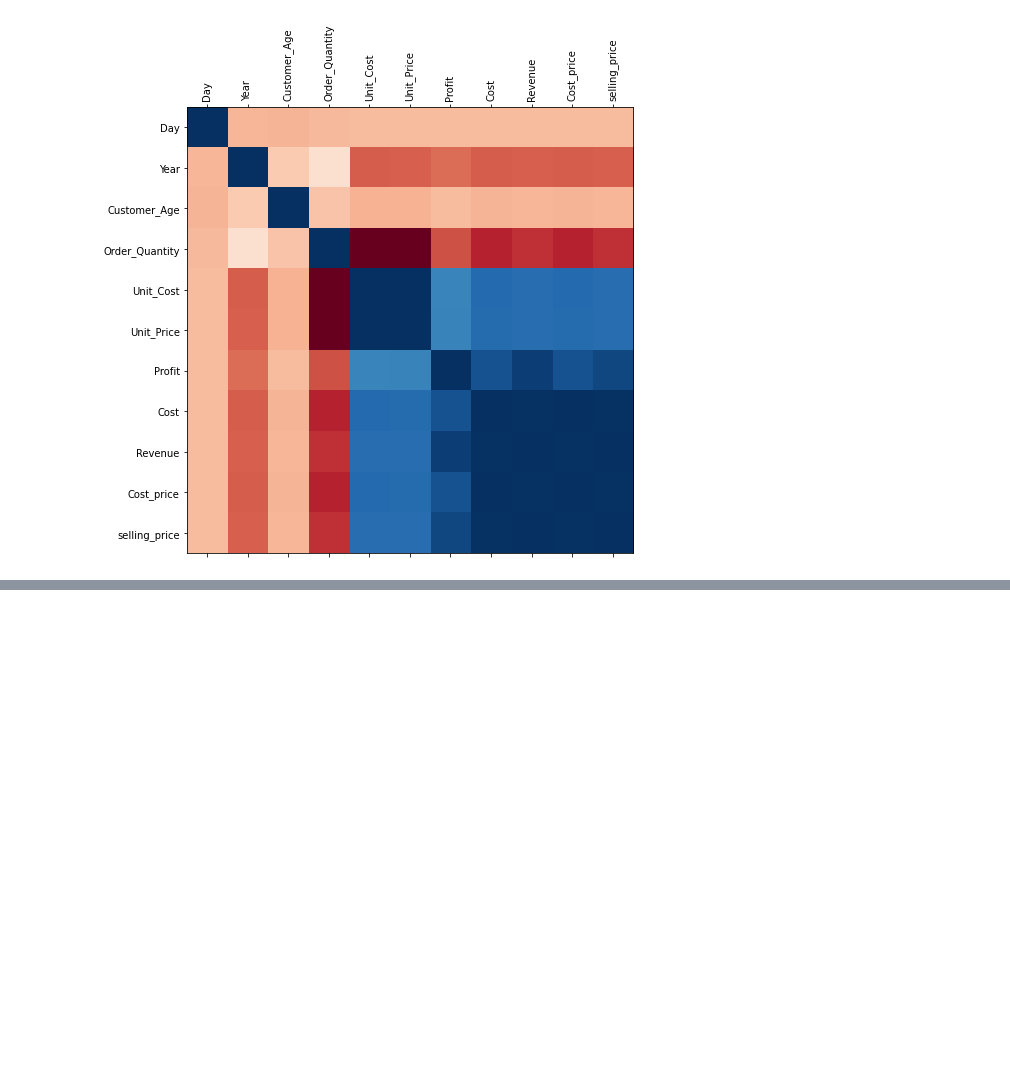
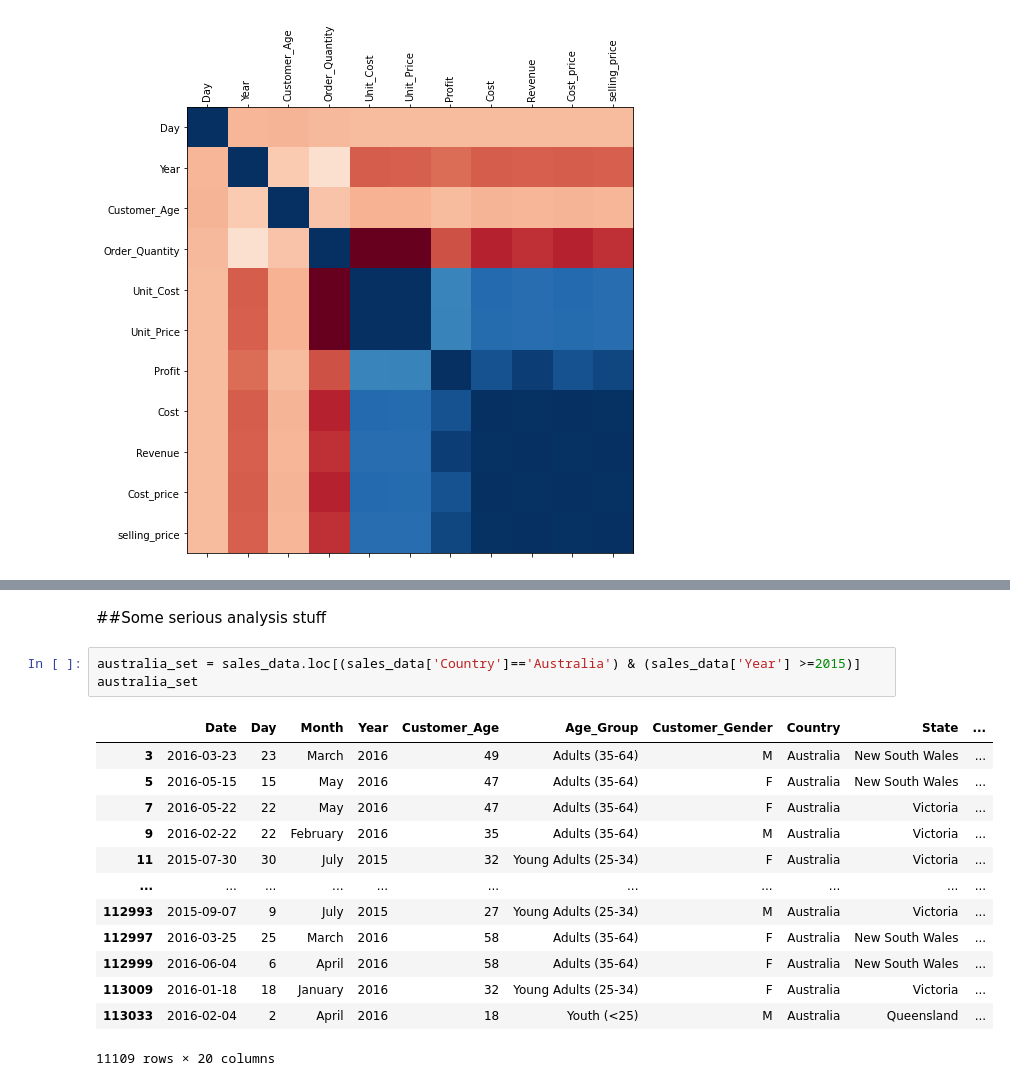
Before and after one commit to khimanshu138/Data-Analysis-with-Python, a Jupyter notebook: Sales_Data.ipynb, the cells around one changed output, grey strips where cells are left out. Saved outputs shown, nothing was run; the diff lists cells and outputs as text; blank space fills up the shorter version.

```diff
--- a/Sales_Data.ipynb
+++ b/Sales_Data.ipynb
@@ -117,0 +111,19 @@ set1.groupby(['State', 'Product_Category','Sub_Category']).size().reset_index(na
+# %% [markdown]
+##Some serious analysis stuff
+# %%
+australia_set = sales_data.loc[(sales_data['Country']=='Australia') & (sales_data['Year'] >=2015)]
+australia_set
+# %% [output]
+|  | Date | Day | Month | Year | Customer_Age | Age_Group | Customer_Gender | Country | State | ... |
+| 3 | 2016-03-23 | 23 | March | 2016 | 49 | Adults (35-64) | M | Australia | New South Wales | ... |
+| 5 | 2016-05-15 | 15 | May | 2016 | 47 | Adults (35-64) | F | Australia | New South Wales | ... |
+| 7 | 2016-05-22 | 22 | May | 2016 | 47 | Adults (35-64) | F | Australia | Victoria | ... |
+| 9 | 2016-02-22 | 22 | February | 2016 | 35 | Adults (35-64) | M | Australia | Victoria | ... |
+| 11 | 2015-07-30 | 30 | July | 2015 | 32 | Young Adults (25-34) | F | Australia | Victoria | ... |
+| ... | ... | ... | ... | ... | ... | ... | ... | ... | ... | ... |
+| 112993 | 2015-09-07 | 9 | July | 2015 | 27 | Young Adults (25-34) | M | Australia | Victoria | ... |
+| 112997 | 2016-03-25 | 25 | March | 2016 | 58 | Adults (35-64) | F | Australia | New South Wales | ... |
+| 112999 | 2016-06-04 | 6 | April | 2016 | 58 | Adults (35-64) | F | Australia | New South Wales | ... |
+| 113009 | 2016-01-18 | 18 | January | 2016 | 32 | Young Adults (25-34) | F | Australia | Victoria | ... |
+| 113033 | 2016-02-04 | 2 | April | 2016 | 18 | Youth (<25) | M | Australia | Queensland | ... |
+11109 rows × 20 columns
```
Also changed, not shown: parts of 2 cells of this notebook.
